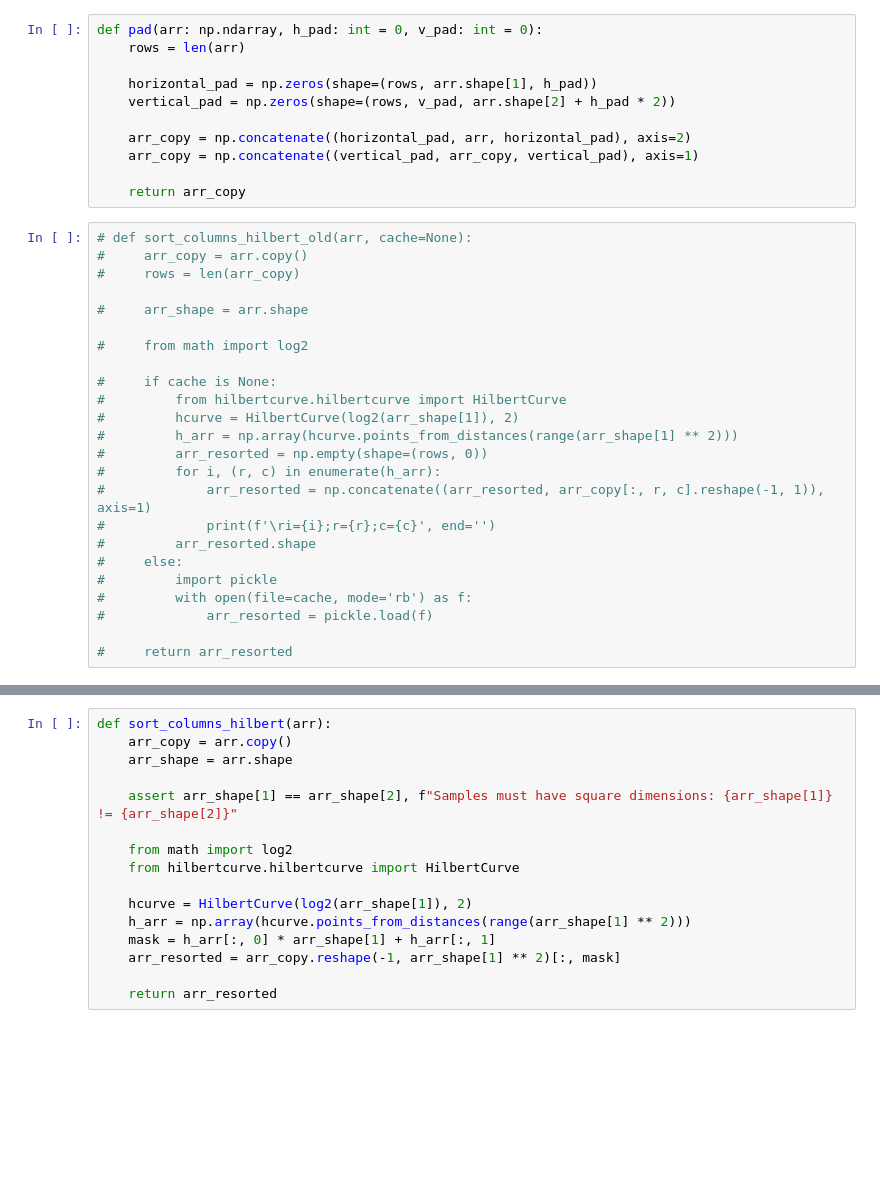
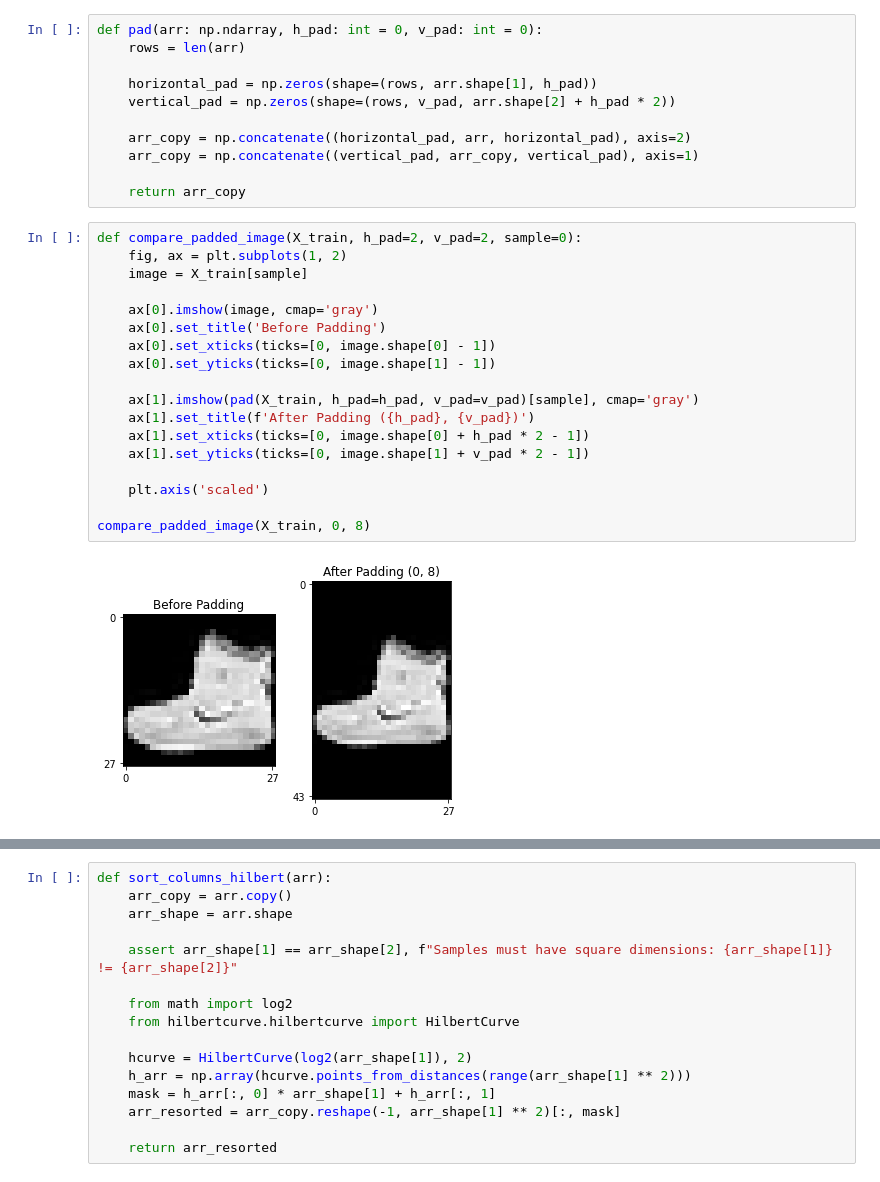
Before and after one commit to ethanolx/Fashion-CIFAR10-CV-py, a Jupyter notebook: part-c/explore.ipynb, the cells around one changed output, grey strips where cells are left out. Cells and saved outputs as stored; diff of their text form; blank space fills up the shorter version.

```diff
--- a/part-c/explore.ipynb
+++ b/part-c/explore.ipynb
@@ -41,27 +64,23 @@ def pad(arr: np.ndarray, h_pad: int = 0, v_pad: int = 0):
     arr_copy = np.concatenate((vertical_pad, arr_copy, vertical_pad), axis=1)
 
     return arr_copy
-# %%
-# def sort_columns_hilbert_old(arr, cache=None):
-#     arr_copy = arr.copy()
-#     rows = len(arr_copy)
-
-#     arr_shape = arr.shape
-
-#     from math import log2
-
-#     if cache is None:
-#         from hilbertcurve.hilbertcurve import HilbertCurve
-#         hcurve = HilbertCurve(log2(arr_shape[1]), 2)
-#         h_arr = np.array(hcurve.points_from_distances(range(arr_shape[1] ** 2)))
-#         arr_resorted = np.empty(shape=(rows, 0))
-#         for i, (r, c) in enumerate(h_arr):
-#             arr_resorted = np.concatenate((arr_resorted, arr_copy[:, r, c].reshape(-1, 1)), axis=1)
-#             print(f'\ri={i};r={r};c={c}', end='')
-#         arr_resorted.shape
-#     else:
-#         import pickle
-#         with open(file=cache, mode='rb') as f:
-#             arr_resorted = pickle.load(f)
-
-#     return arr_resorted
+# %%
+def compare_padded_image(X_train, h_pad=2, v_pad=2, sample=0):
+    fig, ax = plt.subplots(1, 2)
+    image = X_train[sample]
+
+    ax[0].imshow(image, cmap='gray')
+    ax[0].set_title('Before Padding')
+    ax[0].set_xticks(ticks=[0, image.shape[0] - 1])
+    ax[0].set_yticks(ticks=[0, image.shape[1] - 1])
+
+    ax[1].imshow(pad(X_train, h_pad=h_pad, v_pad=v_pad)[sample], cmap='gray')
+    ax[1].set_title(f'After Padding ({h_pad}, {v_pad})')
+    ax[1].set_xticks(ticks=[0, image.shape[0] + h_pad * 2 - 1])
+    ax[1].set_yticks(ticks=[0, image.shape[1] + v_pad * 2 - 1])
+
+    plt.axis('scaled')
+
+compare_padded_image(X_train, 0, 8)
+# %% [output]
+[figure, added]
```
Also changed, not shown: parts of 34 cells of this notebook, 3 other files.
